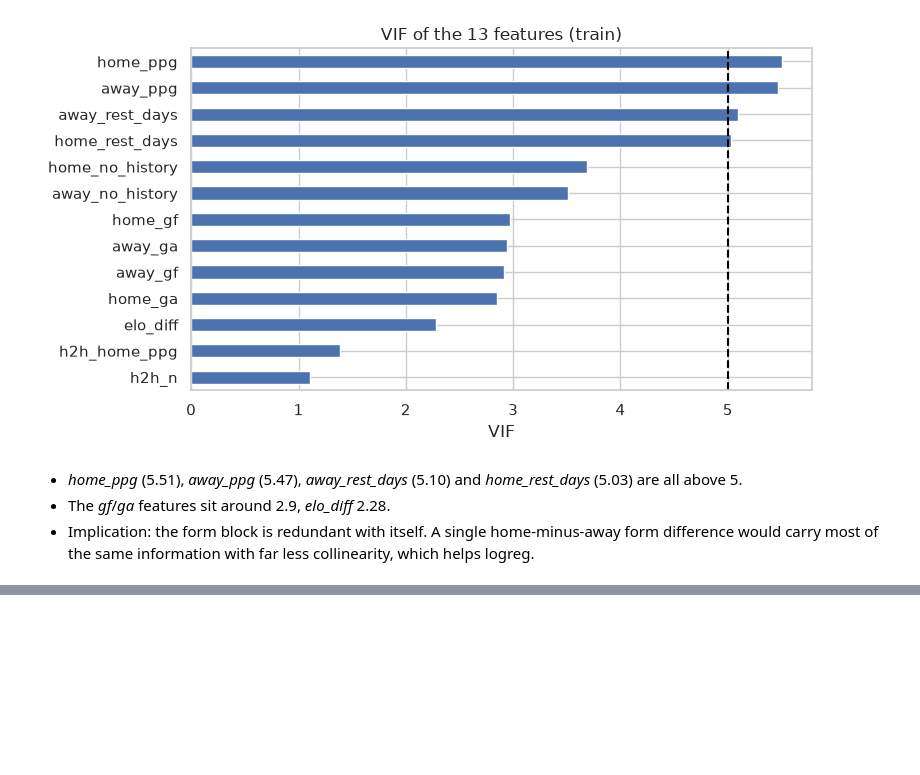
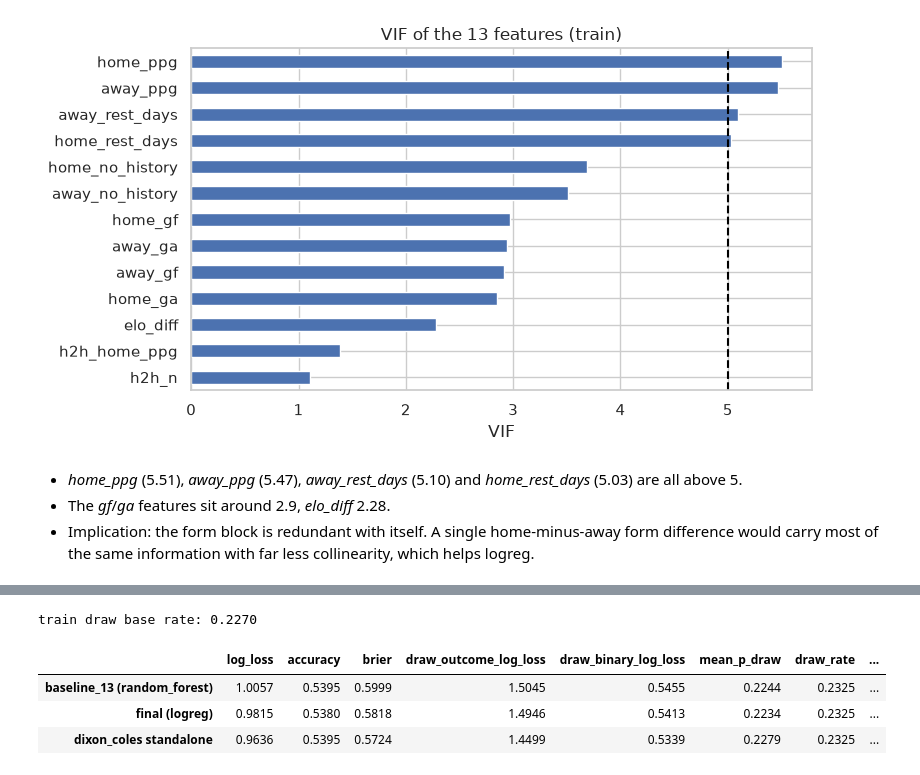
Before and after one commit to Darragh7/CS6422-Complex-Systems-Design-Group-3, a Jupyter notebook: ai/training/eda.ipynb, the cells around one changed output, grey strips where cells are left out. Drawn from its saved outputs; the diff is of its cells as text; code cells hidden in the pictures; blank space fills up the shorter version.

```diff
--- a/ai/training/eda.ipynb
+++ b/ai/training/eda.ipynb
@@ -490,0 +586,17 @@ None of this proves a lower log loss yet. Next step (once agreed) is the same Ti
+# %%
+FINAL = variants["elo + ewm + dc"]
+rows = {}
+for name, cols in (("baseline_13", F.BASELINE), ("final", FINAL)):
+    best = cv3.set_index("variant").loc["elo + ewm + dc" if name == "final" else name, "best_model"]
+    yo, po = T.oof_proba(T.CANDIDATES[best], abl_train[cols], ya)
+    rows[f"{name} ({best})"] = T.prob_metrics(yo, po)
+idx = np.concatenate([v for _, v in TimeSeriesSplit(3).split(abl_train)])
+rows["dixon_coles standalone"] = T.prob_metrics(ya.iloc[idx], abl_train[DC_COLS].iloc[idx].set_axis(T.LABELS, axis=1))
+print("train draw base rate: %.4f" % (ya == "D").mean())
+pd.DataFrame(rows).T.round(4)
+# %% [output]
+train draw base rate: 0.2270
+|  | log_loss | accuracy | brier | draw_outcome_log_loss | draw_binary_log_loss | mean_p_draw | draw_rate | ... |
+| baseline_13 (random_forest) | 1.0057 | 0.5395 | 0.5999 | 1.5045 | 0.5455 | 0.2244 | 0.2325 | ... |
+| final (logreg) | 0.9815 | 0.5380 | 0.5818 | 1.4946 | 0.5413 | 0.2234 | 0.2325 | ... |
+| dixon_coles standalone | 0.9636 | 0.5395 | 0.5724 | 1.4499 | 0.5339 | 0.2279 | 0.2325 | ... |
```
Also changed, not shown: parts of 13 cells of this notebook, 6 other files.
